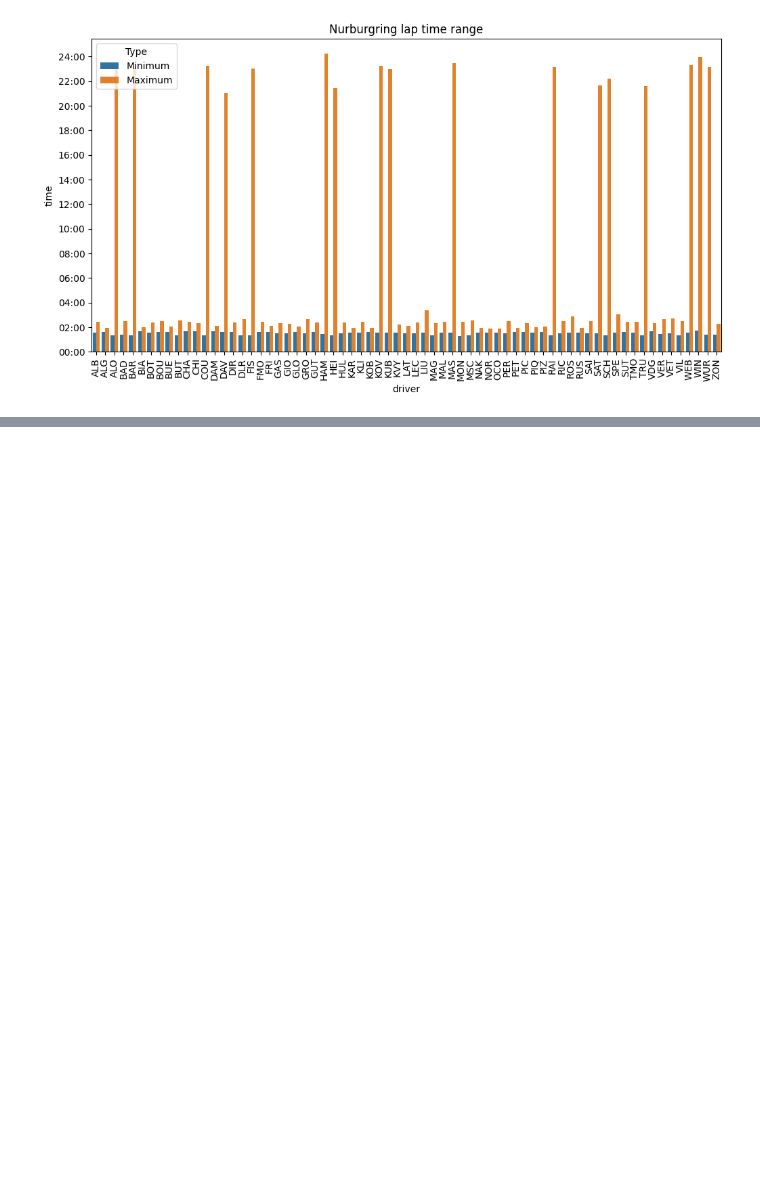
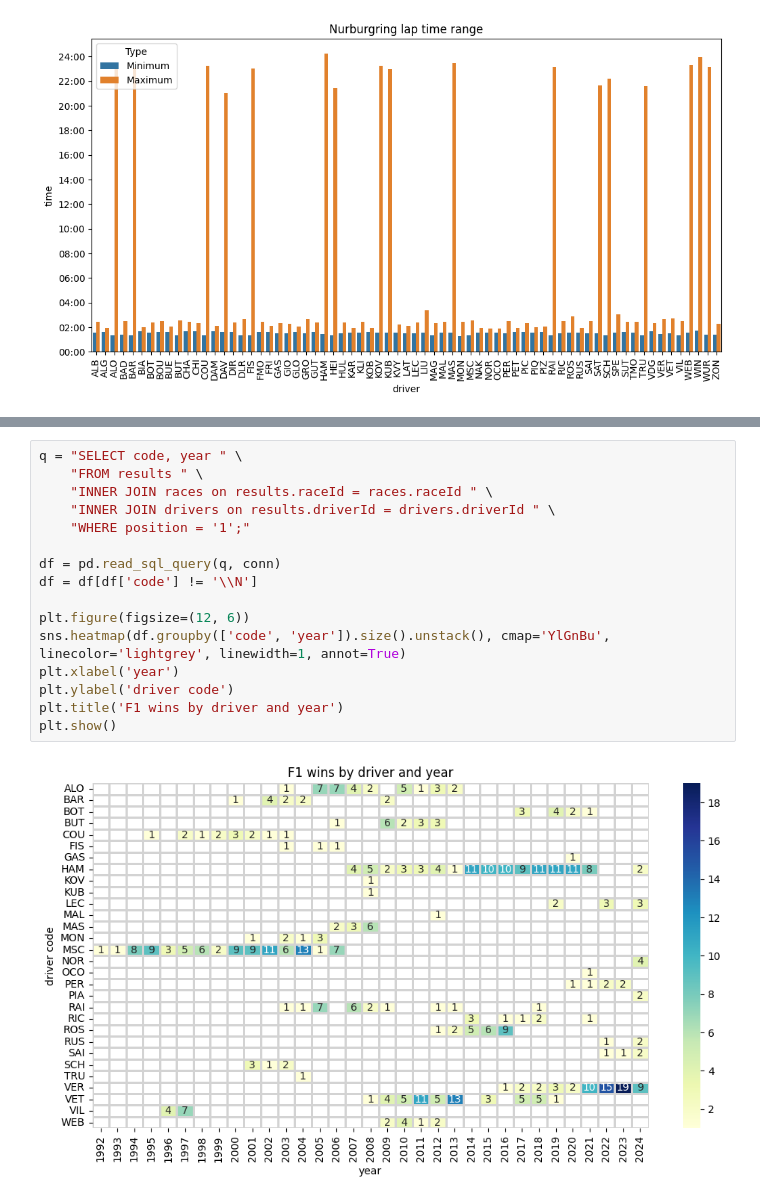
Before and after one commit to GrandEchoWhiskey/f1-analysis, a Jupyter notebook: analysis.ipynb, the cells around one changed output, grey strips where cells are left out. Cells and saved outputs as stored; diff of their text form; blank space fills up the shorter version.

```diff
--- a/analysis.ipynb
+++ b/analysis.ipynb
@@ -120,0 +164,18 @@ plt.show()
+# %%
+q = "SELECT code, year " \
+    "FROM results " \
+    "INNER JOIN races on results.raceId = races.raceId " \
+    "INNER JOIN drivers on results.driverId = drivers.driverId " \
+    "WHERE position = '1';"
+
+df = pd.read_sql_query(q, conn)
+df = df[df['code'] != '\\N']
+
+plt.figure(figsize=(12, 6))
+sns.heatmap(df.groupby(['code', 'year']).size().unstack(), cmap='YlGnBu', linecolor='lightgrey', linewidth=1, annot=True)
+plt.xlabel('year')
+plt.ylabel('driver code')
+plt.title('F1 wins by driver and year')
+plt.show()
+# %% [output]
+[figure, added]
```
Also changed, not shown: parts of 4 cells of this notebook.
